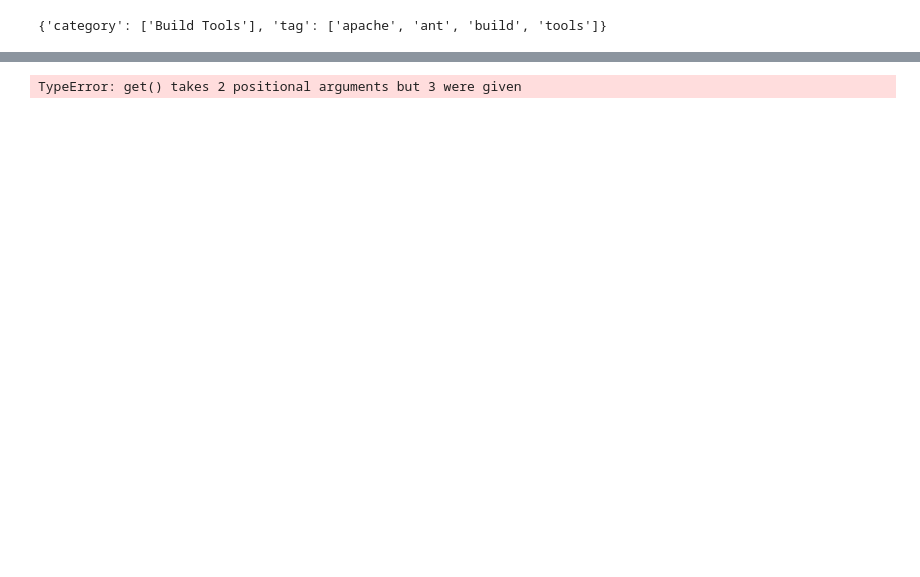
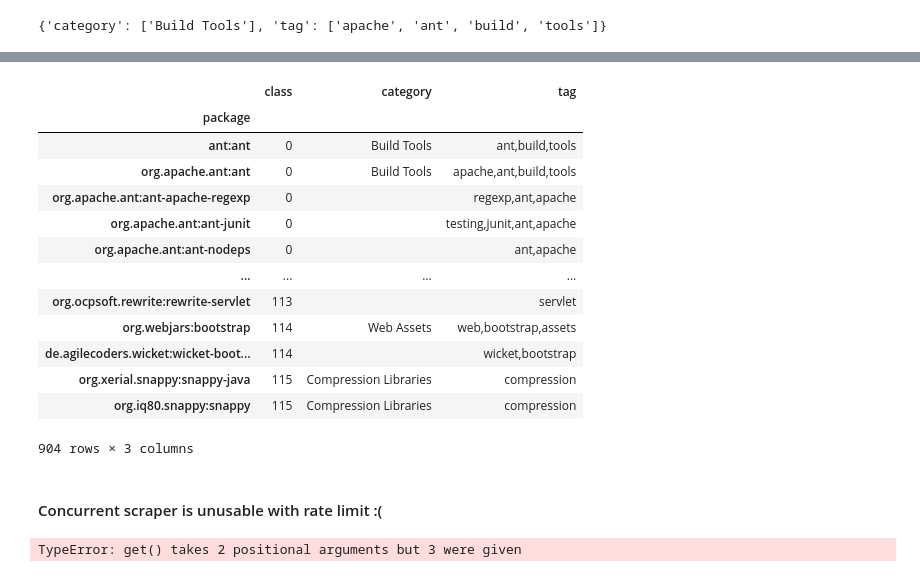
Before and after one commit to hehao98/LibraryMigration, a Jupyter notebook: scraper.ipynb, the cells around one changed output, grey strips where cells are left out. Cells and saved outputs as stored; diff of their text form; code cells hidden in the pictures; blank space fills up the shorter version.

```diff
--- a/未命名1.ipynb
+++ b/scraper.ipynb
@@ -7,7 +7,7 @@ import logging
 from bs4 import BeautifulSoup
 import sys
 # %%
-df = pd.read_excel('cls.xlsx')
+df = pd.read_excel('data/cls.xlsx')
 package_names = list(df['Unnamed: 1'])
 package_names
 # %% [output]
@@ -104,7 +104,10 @@ from tqdm.auto import tqdm
 res_all = {}
 
 for package_name in tqdm(package_names):
-    text = query_package(package_name)
+    try:
+        text = query_package(package_name)
+    except Exception:
+        continue
     res = parse_package(text)
     print(f'[{package_name}]', res)
     res_all[package_name] = res
@@ -136,3 +160,28 @@ QueryException:
+# %%
+for key, value in res_all.items():
+    if value['category']:
+        df2.loc[key, 'category'] = value['category'][0]
+    if value['tag']:
+        df2.loc[key, 'tag'] = ','.join(value['tag'])
+df2.to_excel('data/cls2.xlsx')
+df2
+# %% [output]
+|  | class | category | tag |
+| package |  |  |  |
+| ant:ant | 0 | Build Tools | ant,build,tools |
+| org.apache.ant:ant | 0 | Build Tools | apache,ant,build,tools |
+| org.apache.ant:ant-apache-regexp | 0 |  | regexp,ant,apache |
+| org.apache.ant:ant-junit | 0 |  | testing,junit,ant,apache |
+| org.apache.ant:ant-nodeps | 0 |  | ant,apache |
+| ... | ... | ... | ... |
+| org.ocpsoft.rewrite:rewrite-servlet | 113 |  | servlet |
+| org.webjars:bootstrap | 114 | Web Assets | web,bootstrap,assets |
+| de.agilecoders.wicket:wicket-boot... | 114 |  | wicket,bootstrap |
+| org.xerial.snappy:snappy-java | 115 | Compression Libraries | compression |
+| org.iq80.snappy:snappy | 115 | Compression Libraries | compression |
+904 rows × 3 columns
+# %% [markdown]
+#### Concurrent scraper is unusable with rate limit :(
 # %%
 from fake_useragent import UserAgent
 import time
```
Also changed, not shown: parts of 6 cells of this notebook, 10 other files.
